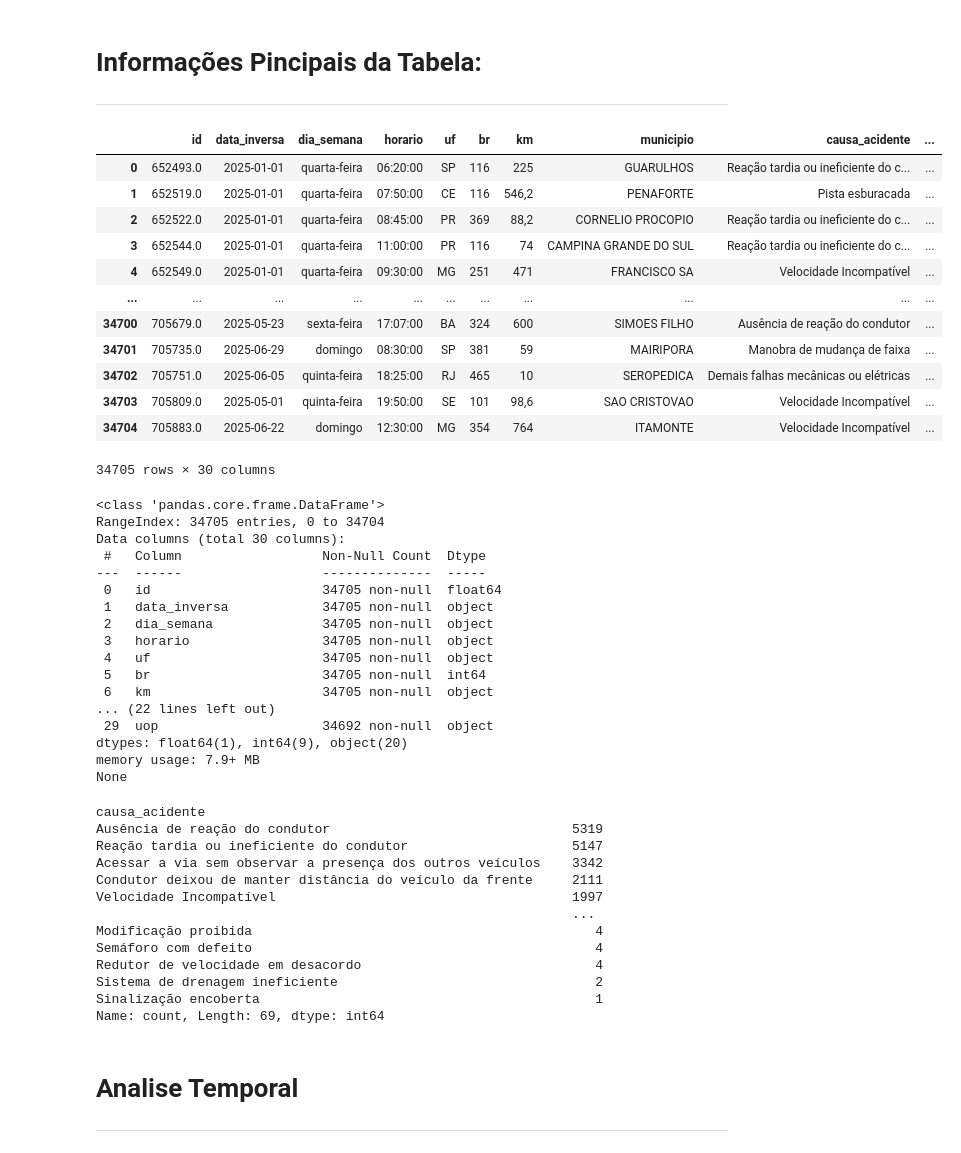
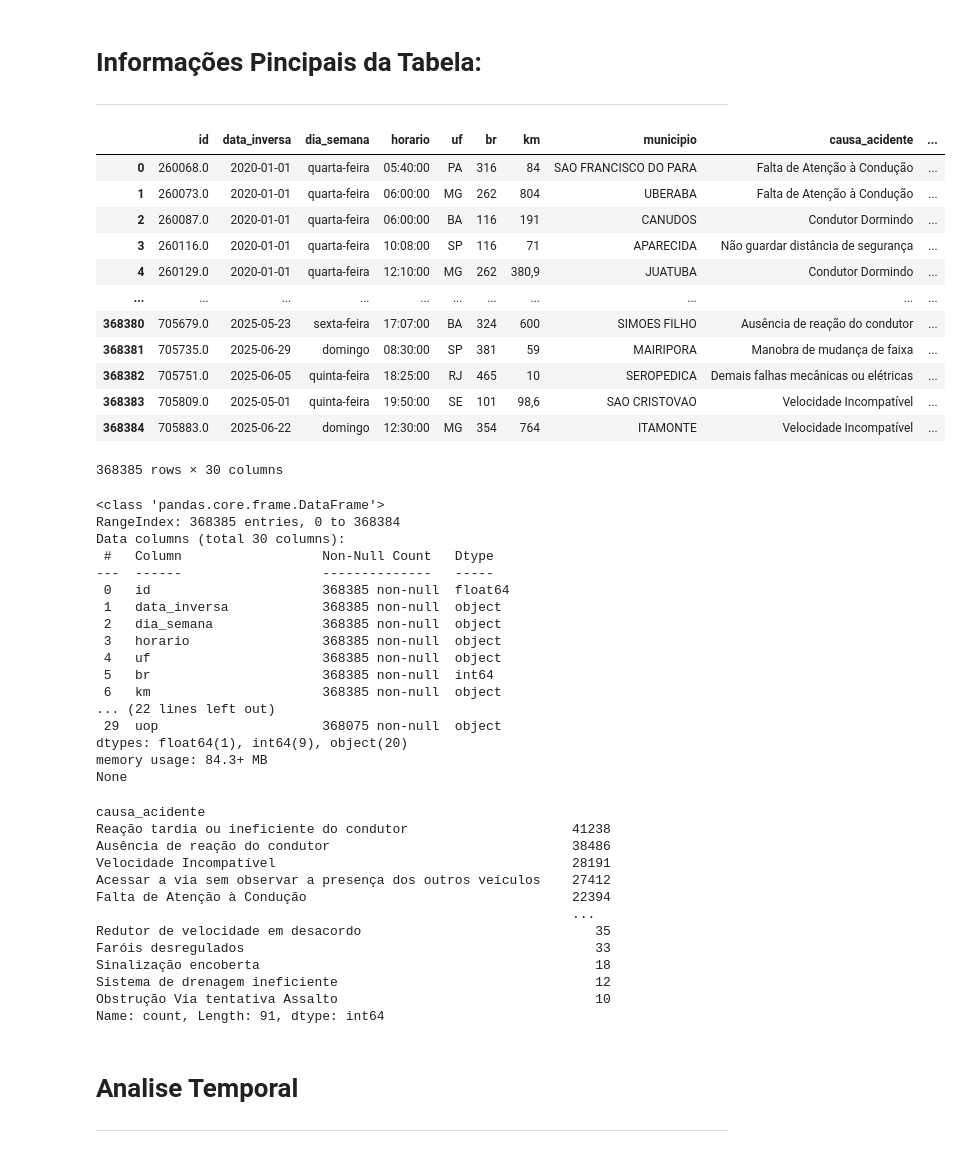
Before and after one commit to henriquesantos007/Trabalho-ICD-2025.1, a Jupyter notebook: projeto.ipynb, the cells around one changed output. Saved outputs shown, nothing was run; the diff lists cells and outputs as text; code cells hidden in the pictures.

```diff
--- a/projeto.ipynb
+++ b/projeto.ipynb
@@ -41,59 +41,59 @@ tabela2020 = pd.read_csv('datatran2020.csv', sep=';')
 
 tabela2020_2025 = pd.concat([tabela2020, tabela2021, tabela2022, tabela2023, tabela2024, tabela2025], ignore_index=True)
 # %%
-tabela2025
+tabela2020_2025
 # %% [output]
 |  | id | data_inversa | dia_semana | horario | uf | br | km | municipio | causa_acidente | ... |
-| 0 | 652493.0 | 2025-01-01 | quarta-feira | 06:20:00 | SP | 116 | 225 | GUARULHOS | Reação tardia ou ineficiente do c... | ... |
-| 1 | 652519.0 | 2025-01-01 | quarta-feira | 07:50:00 | CE | 116 | 546,2 | PENAFORTE | Pista esburacada | ... |
-| 2 | 652522.0 | 2025-01-01 | quarta-feira | 08:45:00 | PR | 369 | 88,2 | CORNELIO PROCOPIO | Reação tardia ou ineficiente do c... | ... |
-| 3 | 652544.0 | 2025-01-01 | quarta-feira | 11:00:00 | PR | 116 | 74 | CAMPINA GRANDE DO SUL | Reação tardia ou ineficiente do c... | ... |
-| 4 | 652549.0 | 2025-01-01 | quarta-feira | 09:30:00 | MG | 251 | 471 | FRANCISCO SA | Velocidade Incompatível | ... |
+| 0 | 260068.0 | 2020-01-01 | quarta-feira | 05:40:00 | PA | 316 | 84 | SAO FRANCISCO DO PARA | Falta de Atenção à Condução | ... |
+| 1 | 260073.0 | 2020-01-01 | quarta-feira | 06:00:00 | MG | 262 | 804 | UBERABA | Falta de Atenção à Condução | ... |
+| 2 | 260087.0 | 2020-01-01 | quarta-feira | 06:00:00 | BA | 116 | 191 | CANUDOS | Condutor Dormindo | ... |
+| 3 | 260116.0 | 2020-01-01 | quarta-feira | 10:08:00 | SP | 116 | 71 | APARECIDA | Não guardar distância de segurança | ... |
+| 4 | 260129.0 | 2020-01-01 | quarta-feira | 12:10:00 | MG | 262 | 380,9 | JUATUBA | Condutor Dormindo | ... |
 | ... | ... | ... | ... | ... | ... | ... | ... | ... | ... | ... |
-| 34700 | 705679.0 | 2025-05-23 | sexta-feira | 17:07:00 | BA | 324 | 600 | SIMOES FILHO | Ausência de reação do condutor | ... |
-| 34701 | 705735.0 | 2025-06-29 | domingo | 08:30:00 | SP | 381 | 59 | MAIRIPORA | Manobra de mudança de faixa | ... |
-| 34702 | 705751.0 | 2025-06-05 | quinta-feira | 18:25:00 | RJ | 465 | 10 | SEROPEDICA | Demais falhas mecânicas ou elétricas | ... |
-| 34703 | 705809.0 | 2025-05-01 | quinta-feira | 19:50:00 | SE | 101 | 98,6 | SAO CRISTOVAO | Velocidade Incompatível | ... |
-| 34704 | 705883.0 | 2025-06-22 | domingo | 12:30:00 | MG | 354 | 764 | ITAMONTE | Velocidade Incompatível | ... |
+| 368380 | 705679.0 | 2025-05-23 | sexta-feira | 17:07:00 | BA | 324 | 600 | SIMOES FILHO | Ausência de reação do condutor | ... |
+| 368381 | 705735.0 | 2025-06-29 | domingo | 08:30:00 | SP | 381 | 59 | MAIRIPORA | Manobra de mudança de faixa | ... |
+| 368382 | 705751.0 | 2025-06-05 | quinta-feira | 18:25:00 | RJ | 465 | 10 | SEROPEDICA | Demais falhas mecânicas ou elétricas | ... |
+| 368383 | 705809.0 | 2025-05-01 | quinta-feira | 19:50:00 | SE | 101 | 98,6 | SAO CRISTOVAO | Velocidade Incompatível | ... |
+| 368384 | 705883.0 | 2025-06-22 | domingo | 12:30:00 | MG | 354 | 764 | ITAMONTE | Velocidade Incompatível | ... |
-34705 rows × 30 columns
+368385 rows × 30 columns
 # %%
-print(tabela2025.info())
+print(tabela2020_2025.info())
 
-tabela2025 = tabela2025.dropna()
+tabela2020_2025 = tabela2020_2025.dropna()
 # %% [output]
 <class 'pandas.core.frame.DataFrame'>
-RangeIndex: 34705 entries, 0 to 34704
+RangeIndex: 368385 entries, 0 to 368384
 Data columns (total 30 columns):
- #   Column                  Non-Null Count  Dtype
----  ------                  --------------  -----
- 0   id                      34705 non-null  float64
- 1   data_inversa            34705 non-null  object
- 2   dia_semana              34705 non-null  object
- 3   horario                 34705 non-null  object
- 4   uf                      34705 non-null  object
- 5   br                      34705 non-null  int64
- 6   km                      34705 non-null  object
+ #   Column                  Non-Null Count   Dtype
+---  ------                  --------------   -----
+ 0   id                      368385 non-null  float64
+ 1   data_inversa            368385 non-null  object
+ 2   dia_semana              368385 non-null  object
+ 3   horario                 368385 non-null  object
+ 4   uf                      368385 non-null  object
+ 5   br                      368385 non-null  int64
+ 6   km                      368385 non-null  object
 ... (22 lines left out)
- 29  uop                     34692 non-null  object
+ 29  uop                     368075 non-null  object
 dtypes: float64(1), int64(9), object(20)
-memory usage: 7.9+ MB
+memory usage: 84.3+ MB
 None
 # %%
-print(tabela2025['causa_acidente'].value_counts())
+print(tabela2020_2025['causa_acidente'].value_counts())
 # %% [output]
 causa_acidente
-Ausência de reação do condutor                               5319
-Reação tardia ou ineficiente do condutor                     5147
-Acessar a via sem observar a presença dos outros veículos    3342
-Condutor deixou de manter distância do veículo da frente     2111
-Velocidade Incompatível                                      1997
+Reação tardia ou ineficiente do condutor                     41238
+Ausência de reação do condutor                               38486
+Velocidade Incompatível                                      28191
+Acessar a via sem observar a presença dos outros veículos    27412
+Falta de Atenção à Condução                                  22394
                                                              ...
-Modificação proibida                                            4
-Semáforo com defeito                                            4
-Redutor de velocidade em desacordo                              4
-Sistema de drenagem ineficiente                                 2
-Sinalização encoberta                                           1
-Name: count, Length: 69, dtype: int64
+Redutor de velocidade em desacordo                              35
+Faróis desregulados                                             33
+Sinalização encoberta                                           18
+Sistema de drenagem ineficiente                                 12
+Obstrução Via tentativa Assalto                                 10
+Name: count, Length: 91, dtype: int64
 # %% [markdown]
 # Analise Temporal
 -----
```
Also changed, not shown: parts of 14 cells of this notebook.
